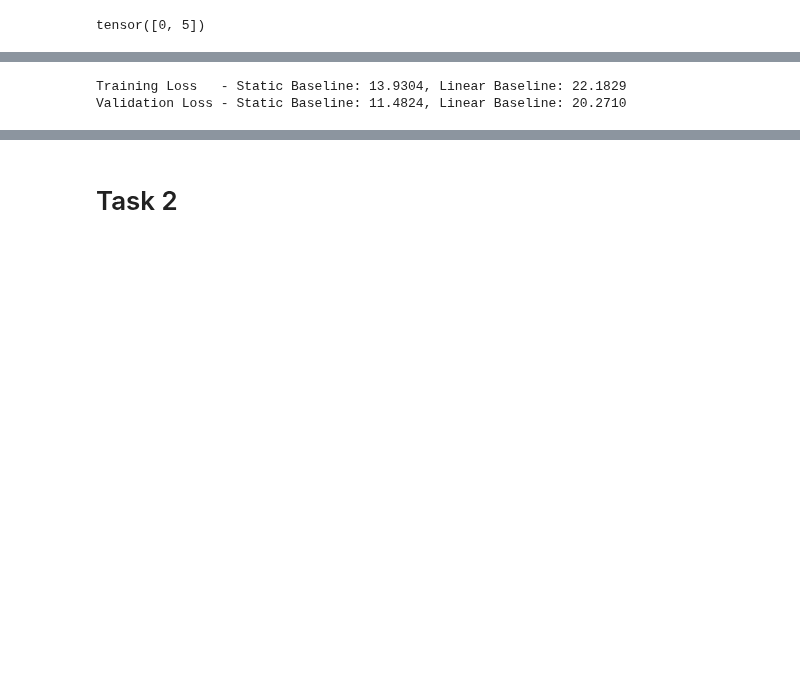
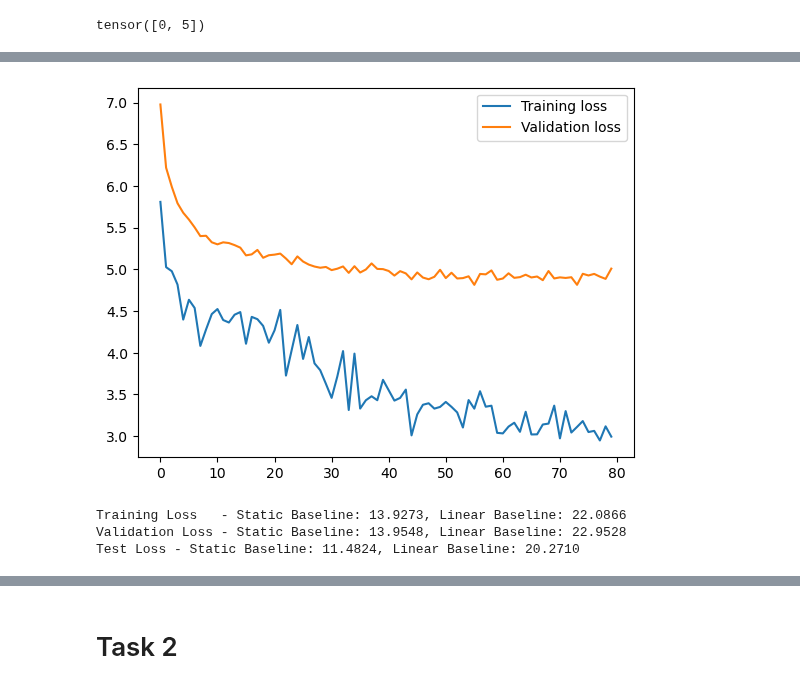
Before and after one commit to lzolyomi/2AMM10-DeepLearning, a Jupyter notebook: Assignment 2/Task1_Experiments.ipynb, the cells around one changed output, grey strips where cells are left out. Saved outputs shown, nothing was run; the diff lists cells and outputs as text; code cells hidden in the pictures; blank space fills up the shorter version.

```diff
--- a/Assignment 2/Task1_Experiments.ipynb
+++ b/Assignment 2/Task1_Experiments.ipynb
@@ -169,32 +238,47 @@ class MyDataset(Dataset):
         return data
 
 filenames = [f'data/task 1/train/trajectory_{i}.npz' for i in range(900)]
-dataset = MyDataset(root='data/task 1/train', filenames=filenames)
-dataloader = DataLoader(dataset, batch_size=32)
+
+# Create two subsets for train/validation split from the filenames list
+train_filenames = filenames[:800]
+val_filenames = filenames[800:]
+
+train_dataset = MyDataset(root='data/task 1/train', filenames=train_filenames)
+train_dataloader = DataLoader(train_dataset, batch_size=32)
+
+# Create validation dataset from val_filenames
+val_dataset = MyDataset(root='data/task 1/train', filenames=val_filenames)
+val_dataloader = DataLoader(val_dataset, batch_size=32)
 
 # Prepare for validation data set
 
-val_filenames = [f'data/task 1/test/trajectory_{i}.npz' for i in range(901, 1000)]
-val_dataset = MyDataset(root='data/task 1/test', filenames=val_filenames)
-val_dataloader = DataLoader(val_dataset, batch_size=32)
+test_filenames = [f'data/task 1/test/trajectory_{i}.npz' for i in range(901, 1000)]
+test_dataset = MyDataset(root='data/task 1/test', filenames=test_filenames)
+test_dataloader = DataLoader(test_dataset, batch_size=32)
 # %%
 device = "mps"
-model = GraphSAGE(num_features=5, hidden_channels=16, num_classes=2).to(device)
+model = MinGraphSAGE(num_features=5, hidden_channels=64, num_classes=2).to(device)
 
-optimizer = torch.optim.Adam(model.parameters(), lr=0.001)
+optimizer = torch.optim.Adam(model.parameters(), lr=0.003)
 criterion = torch.nn.MSELoss()  # we use Mean Squared Error loss for regression tasks
 
+# Store losses
+train_losses = []
+val_losses = []
 
-for epoch in range(100):  # run for 100 epochs
+epochs = 80
+
+for epoch in range(epochs):
     # Training
     model.train()
-    for batch in dataloader:
+    for batch in train_dataloader:
         batch = batch.to(device)  # move batch to the device
         optimizer.zero_grad()  # set gradients to zero
         out = model(batch)  # forward pass
         loss = criterion(out, batch.y)  # compute loss
         loss.backward()  # backward pass (compute gradients)
         optimizer.step()  # update model parameters
+    train_losses.append(loss.item())
 
     # Validation
     model.eval()
@@ -206,6 +290,15 @@ for epoch in range(100):  # run for 100 epochs
             val_loss += criterion(out, batch.y).item() * batch.num_graphs
 
     val_loss /= len(val_dataset)  # compute average validation loss
+    val_losses.append(val_loss)
 
-    print(f'Epoch: {epoch+1}, Training Loss: {loss.item()}, Test Loss: {val_loss}')
+    print(f'Epoch: {epoch+1}, Training Loss: {loss.item()}, Val Loss: {val_loss}')
+
+
+# Plot losses
+import matplotlib.pyplot as plt
+plt.plot(train_losses, label='Training loss')
+plt.plot(val_losses, label='Validation loss')
+plt.legend()
+plt.show()
 # %% [output]
@@ -229,3 +322,4 @@ Epoch: 100, Training Loss: 2.388228178024292, Test Loss: 3.6641255593059037
+[figure, added]
 # %%
 # Calculate static and linear baselines (formula on ANS)
 # THIS IS CORRECT! DO NOT CHANGE!
@@ -247,15 +341,20 @@ def compute_baseline_loss(baseline_fn, dataloader):
 
     return total_loss / len(dataloader.dataset)
 
-train_loss_static = compute_baseline_loss(static_baseline, dataloader)
-train_loss_linear = compute_baseline_loss(linear_baseline, dataloader)
+train_loss_static = compute_baseline_loss(static_baseline, train_dataloader)
+train_loss_linear = compute_baseline_loss(linear_baseline, train_dataloader)
 
 val_loss_static = compute_baseline_loss(static_baseline, val_dataloader)
 val_loss_linear = compute_baseline_loss(linear_baseline, val_dataloader)
 
+test_loss_static = compute_baseline_loss(static_baseline, test_dataloader)
+test_loss_linear = compute_baseline_loss(linear_baseline, test_dataloader)
+
  # now print out with filler spaces to make it easier to read
 print(f'Training Loss   - Static Baseline: {train_loss_static:0.4f}, Linear Baseline: {train_loss_linear:0.4f}')
 print(f'Validation Loss - Static Baseline: {val_loss_static:0.4f}, Linear Baseline: {val_loss_linear:0.4f}')
+print(f'Test Loss - Static Baseline: {test_loss_static:0.4f}, Linear Baseline: {test_loss_linear:0.4f}')
 # %% [output]
-Training Loss   - Static Baseline: 13.9304, Linear Baseline: 22.1829
-Validation Loss - Static Baseline: 11.4824, Linear Baseline: 20.2710
+Training Loss   - Static Baseline: 13.9273, Linear Baseline: 22.0866
+Validation Loss - Static Baseline: 13.9548, Linear Baseline: 22.9528
+Test Loss - Static Baseline: 11.4824, Linear Baseline: 20.2710
```
Also changed, not shown: parts of 8 cells of this notebook.
